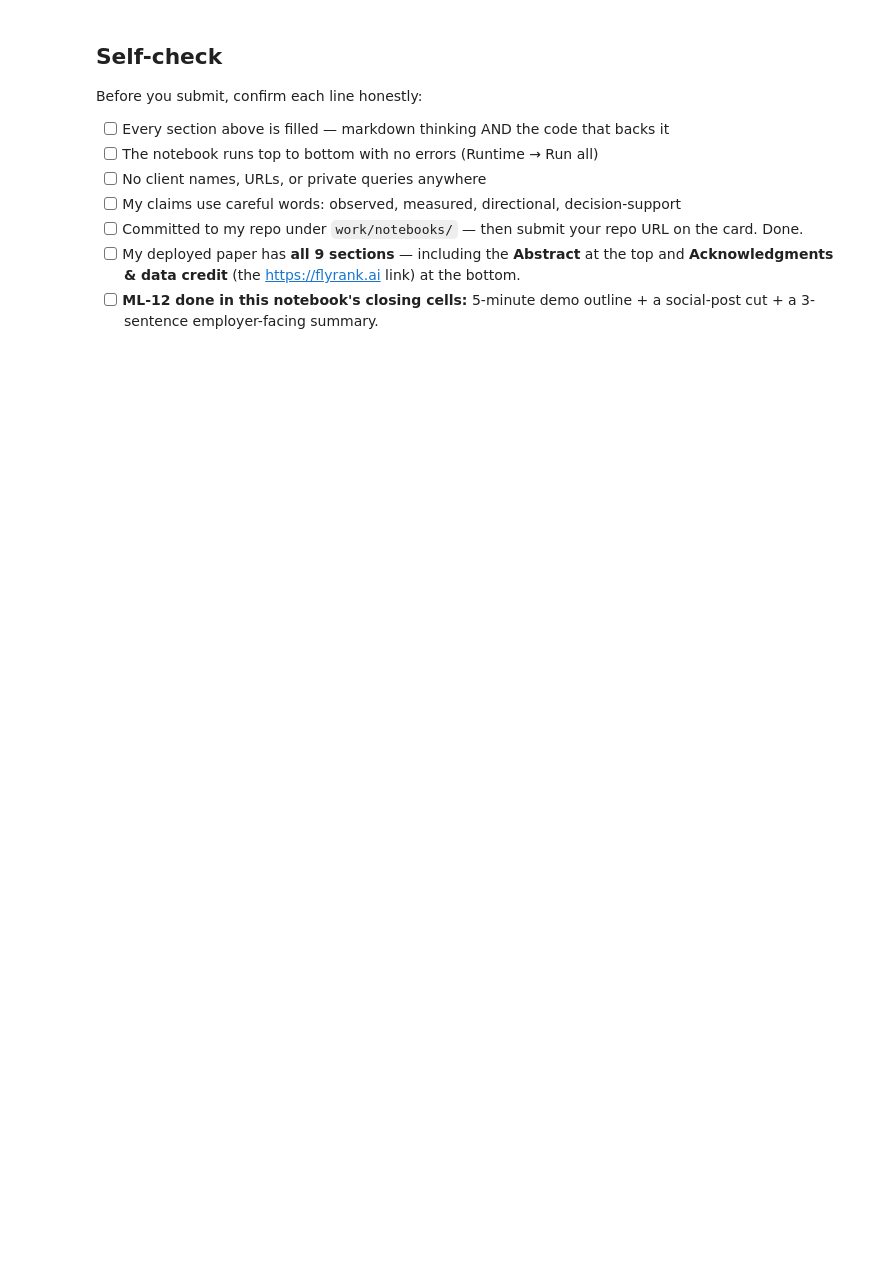
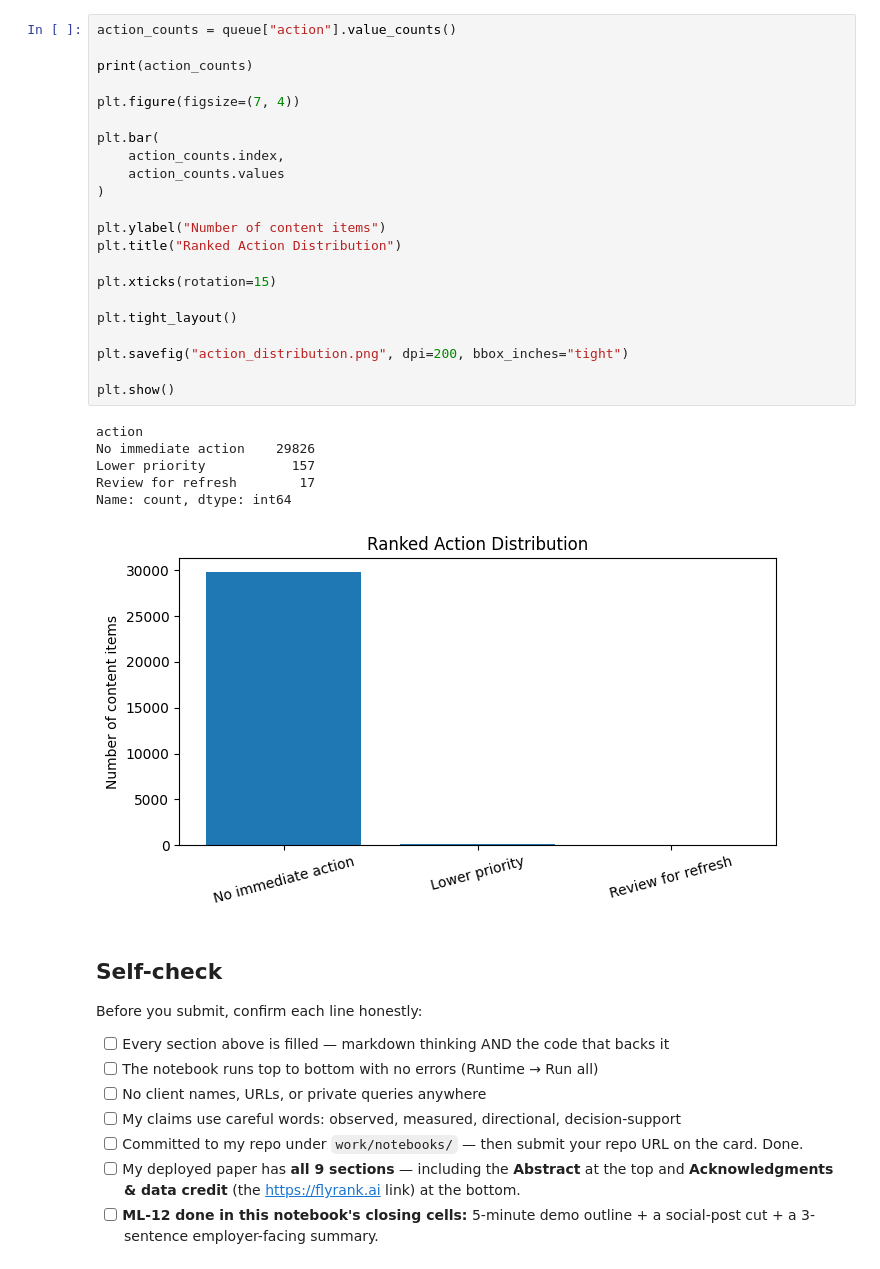
Before and after one commit to ayaahmed571/Flyrank-ml-internship, a Jupyter notebook: work/notebooks/capstone.ipynb, the cells around one changed output. Cells and saved outputs as stored; diff of their text form; blank space fills up the shorter version.

```diff
--- a/work/notebooks/capstone.ipynb
+++ b/work/notebooks/capstone.ipynb
@@ -37,3 +437,32 @@ This skeleton is yours to fill. Work the sections **in order** — each one has
+# %%
+action_counts = queue["action"].value_counts()
+
+print(action_counts)
+
+plt.figure(figsize=(7, 4))
+
+plt.bar(
+    action_counts.index,
+    action_counts.values
+)
+
+plt.ylabel("Number of content items")
+plt.title("Ranked Action Distribution")
+
+plt.xticks(rotation=15)
+
+plt.tight_layout()
+
+plt.savefig("action_distribution.png", dpi=200, bbox_inches="tight")
+
+plt.show()
+# %% [output]
+action
+No immediate action    29826
+Lower priority           157
+Review for refresh        17
+Name: count, dtype: int64
+[figure, added]
 # %% [markdown]
 ## Self-check
 
```
Also changed, not shown: parts of 25 cells of this notebook.
